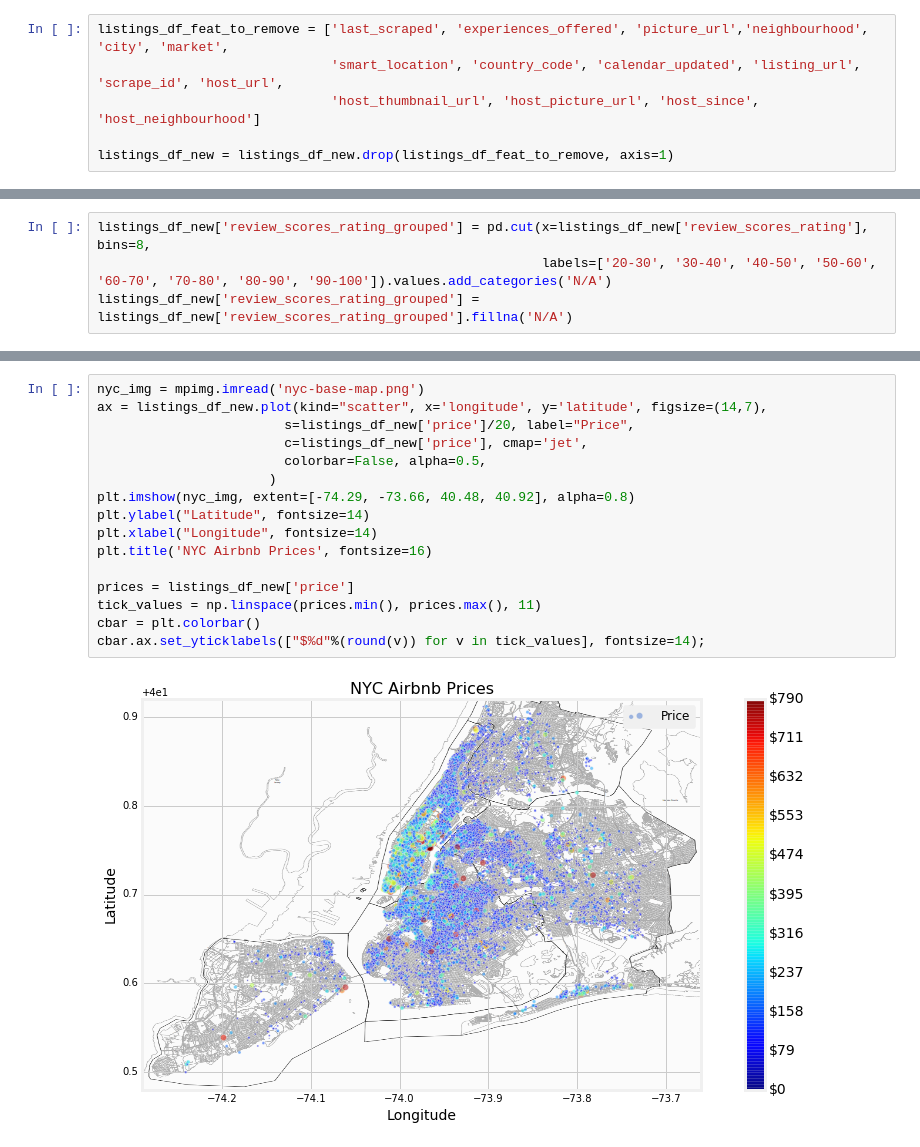
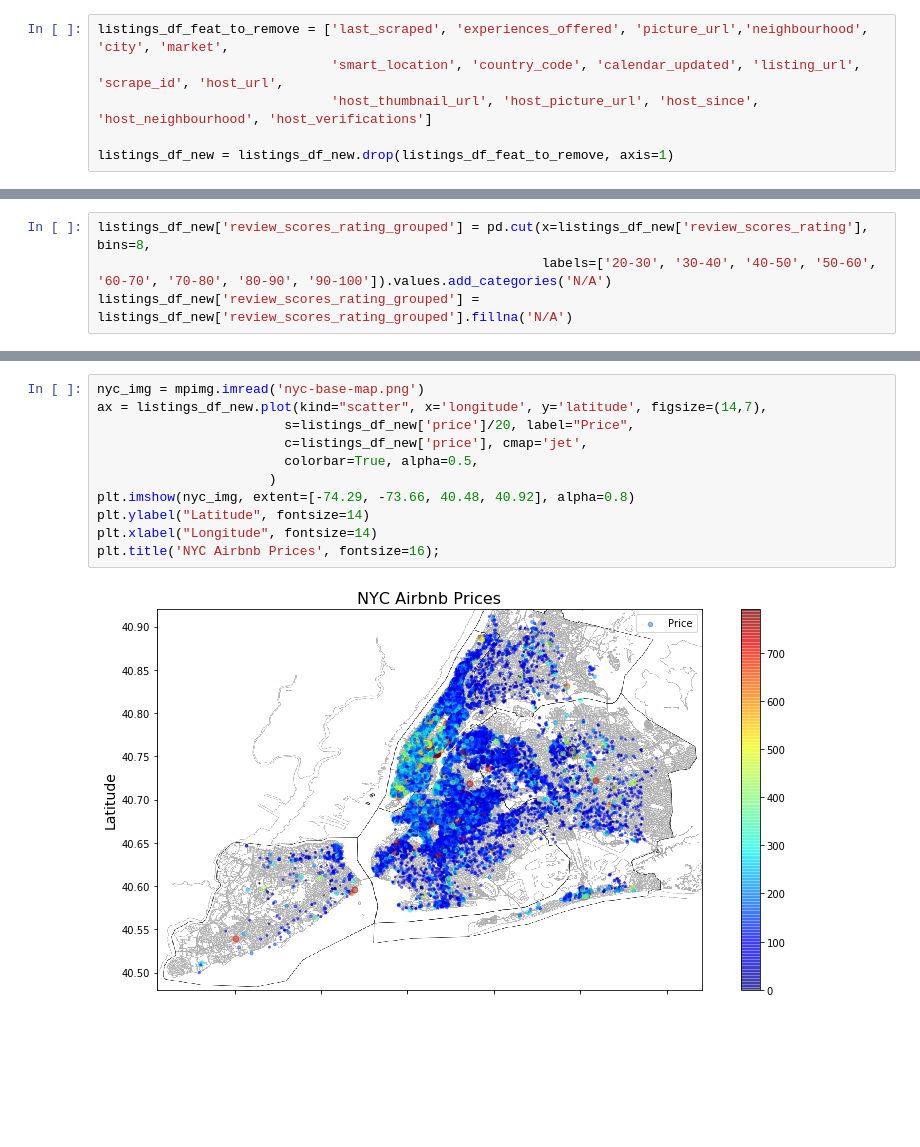
Before and after one commit to ajgiust/Airbnb_NYC, a Jupyter notebook: Project - Write a Data Science Blog Post.ipynb, the cells around one changed output, grey strips where cells are left out. Saved outputs shown, nothing was run; the diff lists cells and outputs as text; blank space fills up the shorter version.

Commit message:
Update plots in EDA and prepare data for modeling

```diff
--- a/Project - Write a Data Science Blog Post.ipynb
+++ b/Project - Write a Data Science Blog Post.ipynb
@@ -430,7 +454,7 @@ listings_categorical = ['host_response_time', 'neighbourhood_group_cleansed', 'n
 # %%
 listings_df_feat_to_remove = ['last_scraped', 'experiences_offered', 'picture_url','neighbourhood', 'city', 'market',
                               'smart_location', 'country_code', 'calendar_updated', 'listing_url', 'scrape_id', 'host_url',
-                              'host_thumbnail_url', 'host_picture_url', 'host_since', 'host_neighbourhood']
+                              'host_thumbnail_url', 'host_picture_url', 'host_since', 'host_neighbourhood', 'host_verifications']
 
 listings_df_new = listings_df_new.drop(listings_df_feat_to_remove, axis=1)
 # %%
@@ -539,18 +613,13 @@ axes[1,1] = sns.stripplot(x='review_scores_rating_grouped', y='price', hue='neig
 # %%
 nyc_img = mpimg.imread('nyc-base-map.png')
 ax = listings_df_new.plot(kind="scatter", x='longitude', y='latitude', figsize=(14,7),
                         s=listings_df_new['price']/20, label="Price",
                         c=listings_df_new['price'], cmap='jet',
-                        colorbar=False, alpha=0.5,
+                        colorbar=True, alpha=0.5,
                       )
 plt.imshow(nyc_img, extent=[-74.29, -73.66, 40.48, 40.92], alpha=0.8)
 plt.ylabel("Latitude", fontsize=14)
 plt.xlabel("Longitude", fontsize=14)
-plt.title('NYC Airbnb Prices', fontsize=16)
-
-prices = listings_df_new['price']
-tick_values = np.linspace(prices.min(), prices.max(), 11)
-cbar = plt.colorbar()
-cbar.ax.set_yticklabels(["$%d"%(round(v)) for v in tick_values], fontsize=14);
+plt.title('NYC Airbnb Prices', fontsize=16);
 # %% [output]
-[figure, old version]
+[figure, new version]
```
Also changed, not shown: parts of 48 cells of this notebook.
